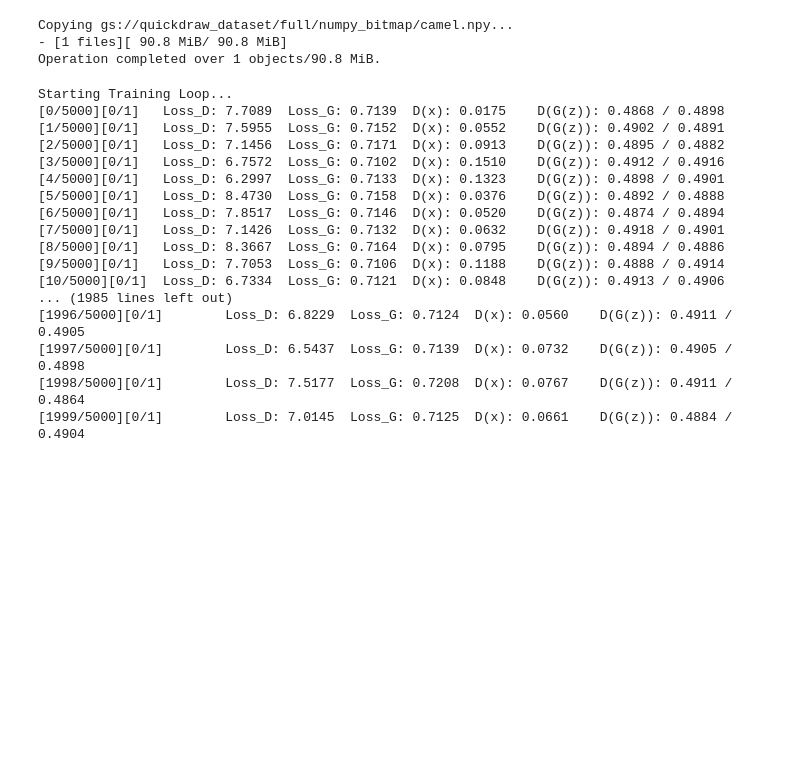
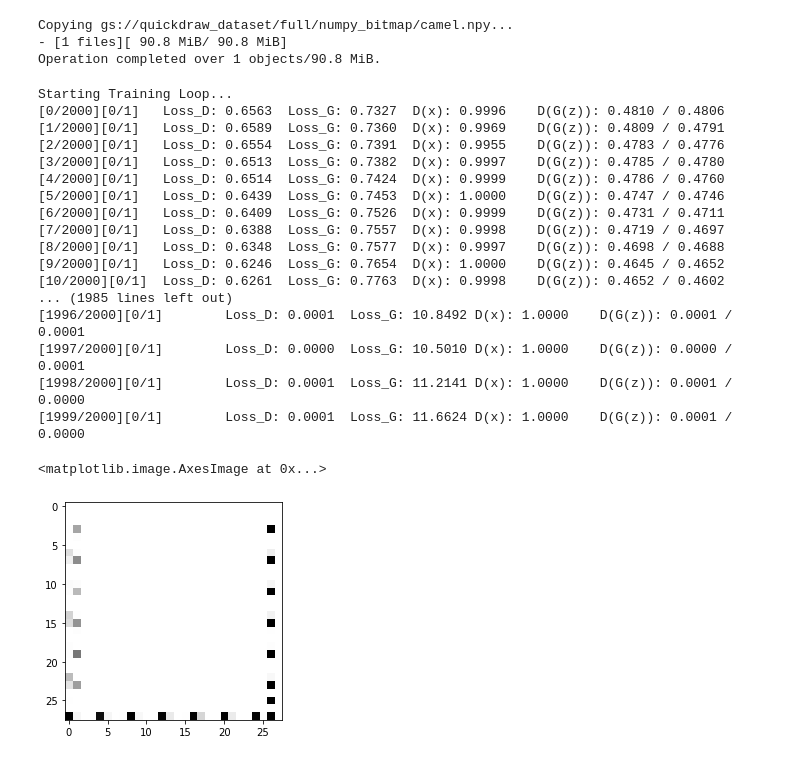
Before and after one commit to satani99/generative_deep_learning, a Jupyter notebook: GAN.ipynb, the cells around one changed output. Drawn from its saved outputs; the diff is of its cells as text; code cells hidden in the pictures; blank space fills up the shorter version.

```diff
--- a/GAN.ipynb
+++ b/GAN.ipynb
@@ -156,12 +157,12 @@ for epoch in range(2000):
     optimizerG.step()
 
     if i % 50 == 0:
-      print('[%d/%d][%d/%d]\tLoss_D: %.4f\tLoss_G: %.4f\tD(x): %.4f\tD(G(z)): %.4f / %.4f' % (epoch, 5000, i, len(dataloader), errD.item(), errG.item(), D_x, D_G_z1, D_G_z2))
+      print('[%d/%d][%d/%d]\tLoss_D: %.4f\tLoss_G: %.4f\tD(x): %.4f\tD(G(z)): %.4f / %.4f' % (epoch, 2000, i, len(dataloader), errD.item(), errG.item(), D_x, D_G_z1, D_G_z2))
 
     G_losses.append(errG.item())
     D_losses.append(errD.item())
 
-    if (iters % 500 == 0) or ((epoch == 5000-1) and (i == len(dataloader)-1)):
+    if (iters % 500 == 0) or ((epoch == 2000-1) and (i == len(dataloader)-1)):
       with torch.no_grad():
         fake = netG(fixed_noise.view(-1, 100)).detach().cpu()
       img_list.append(vutils.make_grid(fake, padding=2, normalize=True))
@@ -169,19 +170,30 @@ for epoch in range(2000):
     iters += 1
 # %% [output]
 Starting Training Loop...
-[0/5000][0/1]   Loss_D: 7.7089  Loss_G: 0.7139  D(x): 0.0175    D(G(z)): 0.4868 / 0.4898
-[1/5000][0/1]   Loss_D: 7.5955  Loss_G: 0.7152  D(x): 0.0552    D(G(z)): 0.4902 / 0.4891
-[2/5000][0/1]   Loss_D: 7.1456  Loss_G: 0.7171  D(x): 0.0913    D(G(z)): 0.4895 / 0.4882
-[3/5000][0/1]   Loss_D: 6.7572  Loss_G: 0.7102  D(x): 0.1510    D(G(z)): 0.4912 / 0.4916
-[4/5000][0/1]   Loss_D: 6.2997  Loss_G: 0.7133  D(x): 0.1323    D(G(z)): 0.4898 / 0.4901
-[5/5000][0/1]   Loss_D: 8.4730  Loss_G: 0.7158  D(x): 0.0376    D(G(z)): 0.4892 / 0.4888
-[6/5000][0/1]   Loss_D: 7.8517  Loss_G: 0.7146  D(x): 0.0520    D(G(z)): 0.4874 / 0.4894
-[7/5000][0/1]   Loss_D: 7.1426  Loss_G: 0.7132  D(x): 0.0632    D(G(z)): 0.4918 / 0.4901
-[8/5000][0/1]   Loss_D: 8.3667  Loss_G: 0.7164  D(x): 0.0795    D(G(z)): 0.4894 / 0.4886
-[9/5000][0/1]   Loss_D: 7.7053  Loss_G: 0.7106  D(x): 0.1188    D(G(z)): 0.4888 / 0.4914
-[10/5000][0/1]  Loss_D: 6.7334  Loss_G: 0.7121  D(x): 0.0848    D(G(z)): 0.4913 / 0.4906
+[0/2000][0/1]   Loss_D: 0.6563  Loss_G: 0.7327  D(x): 0.9996    D(G(z)): 0.4810 / 0.4806
+[1/2000][0/1]   Loss_D: 0.6589  Loss_G: 0.7360  D(x): 0.9969    D(G(z)): 0.4809 / 0.4791
+[2/2000][0/1]   Loss_D: 0.6554  Loss_G: 0.7391  D(x): 0.9955    D(G(z)): 0.4783 / 0.4776
+[3/2000][0/1]   Loss_D: 0.6513  Loss_G: 0.7382  D(x): 0.9997    D(G(z)): 0.4785 / 0.4780
+[4/2000][0/1]   Loss_D: 0.6514  Loss_G: 0.7424  D(x): 0.9999    D(G(z)): 0.4786 / 0.4760
+[5/2000][0/1]   Loss_D: 0.6439  Loss_G: 0.7453  D(x): 1.0000    D(G(z)): 0.4747 / 0.4746
+[6/2000][0/1]   Loss_D: 0.6409  Loss_G: 0.7526  D(x): 0.9999    D(G(z)): 0.4731 / 0.4711
+[7/2000][0/1]   Loss_D: 0.6388  Loss_G: 0.7557  D(x): 0.9998    D(G(z)): 0.4719 / 0.4697
+[8/2000][0/1]   Loss_D: 0.6348  Loss_G: 0.7577  D(x): 0.9997    D(G(z)): 0.4698 / 0.4688
+[9/2000][0/1]   Loss_D: 0.6246  Loss_G: 0.7654  D(x): 1.0000    D(G(z)): 0.4645 / 0.4652
+[10/2000][0/1]  Loss_D: 0.6261  Loss_G: 0.7763  D(x): 0.9998    D(G(z)): 0.4652 / 0.4602
 ... (1985 lines left out)
-[1996/5000][0/1]        Loss_D: 6.8229  Loss_G: 0.7124  D(x): 0.0560    D(G(z)): 0.4911 / 0.4905
-[1997/5000][0/1]        Loss_D: 6.5437  Loss_G: 0.7139  D(x): 0.0732    D(G(z)): 0.4905 / 0.4898
-[1998/5000][0/1]        Loss_D: 7.5177  Loss_G: 0.7208  D(x): 0.0767    D(G(z)): 0.4911 / 0.4864
-[1999/5000][0/1]        Loss_D: 7.0145  Loss_G: 0.7125  D(x): 0.0661    D(G(z)): 0.4884 / 0.4904
+[1996/2000][0/1]        Loss_D: 0.0001  Loss_G: 10.8492 D(x): 1.0000    D(G(z)): 0.0001 / 0.0001
+[1997/2000][0/1]        Loss_D: 0.0000  Loss_G: 10.5010 D(x): 1.0000    D(G(z)): 0.0000 / 0.0001
+[1998/2000][0/1]        Loss_D: 0.0001  Loss_G: 11.2141 D(x): 1.0000    D(G(z)): 0.0001 / 0.0000
+[1999/2000][0/1]        Loss_D: 0.0001  Loss_G: 11.6624 D(x): 1.0000    D(G(z)): 0.0001 / 0.0000
+# %%
+noise = torch.randn(64, 100, 1, 1, device=device)
+fake = netG(noise.view(-1, 100))
+# %%
+x = fake.cpu().detach().numpy()
+# x.shape
+plt.imshow(x[12].reshape(28,28), cmap="gray")
+# pred = netD(x)
+# %% [output]
+<matplotlib.image.AxesImage at 0x...>
+[figure, added]
```
Also changed, not shown: parts of 3 cells of this notebook.
